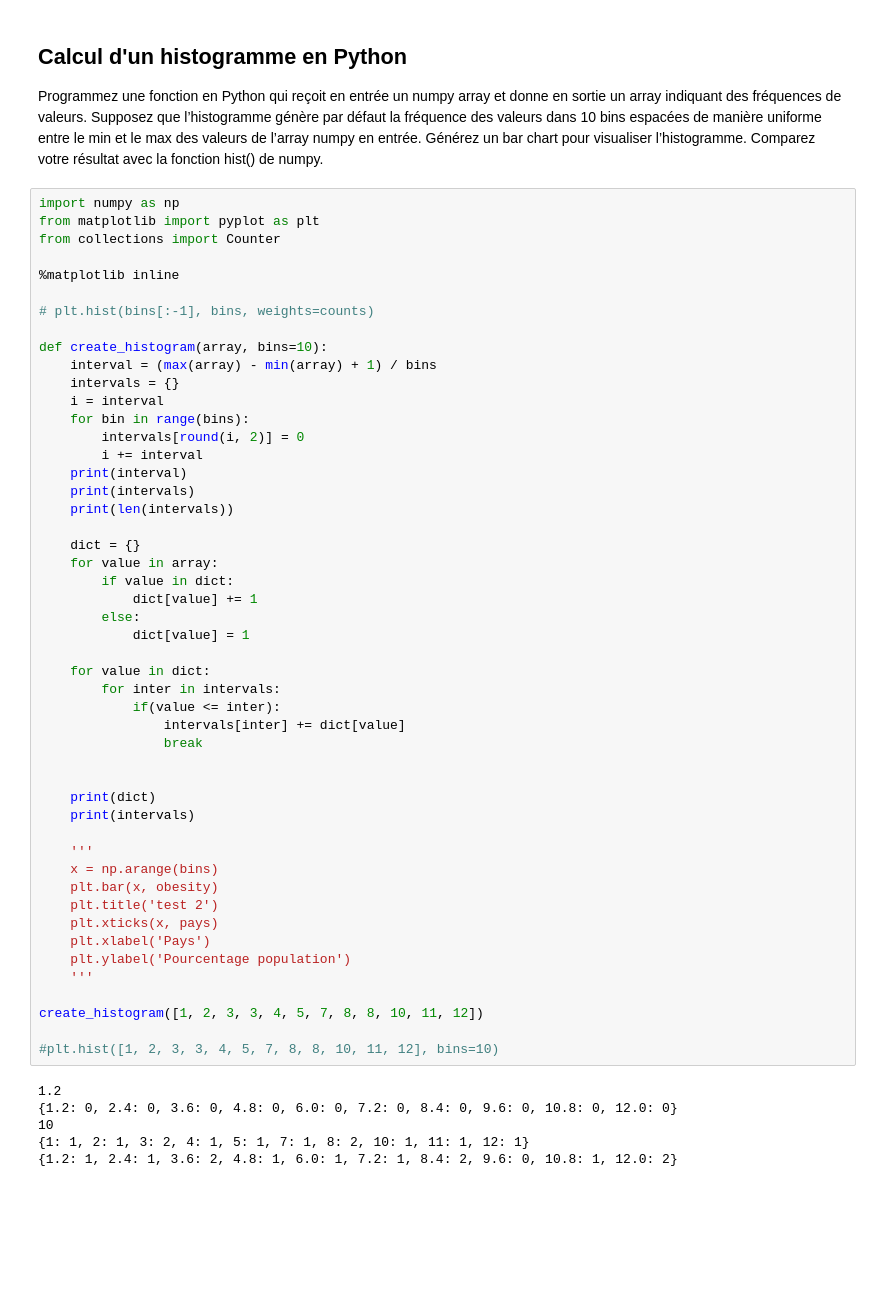
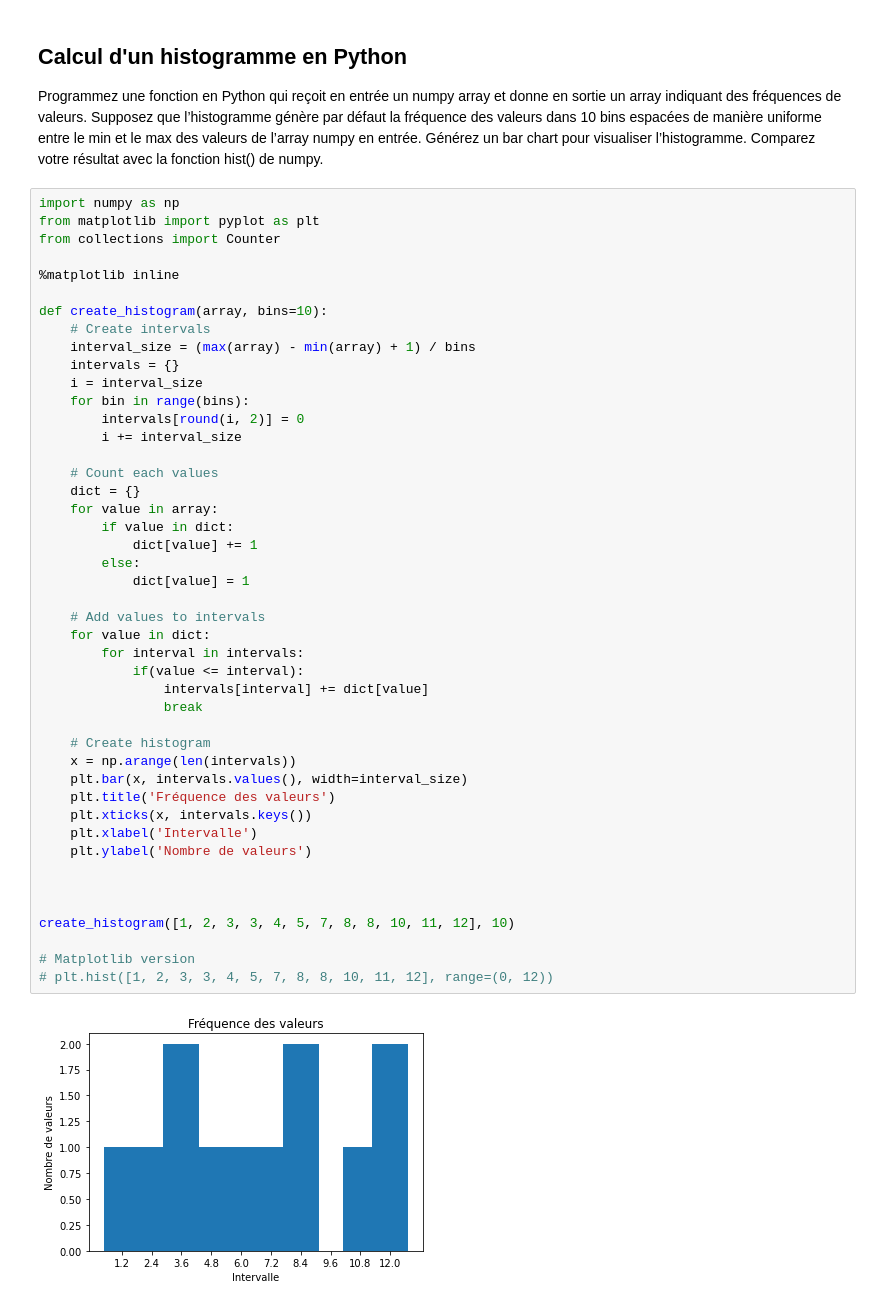
Before and after one commit to heig-vkaelin/isd, a Jupyter notebook: Labo2.ipynb, the cells around one changed output. Drawn from its saved outputs; the diff is of its cells as text; blank space fills up the shorter version.

```diff
--- a/Labo2.ipynb
+++ b/Labo2.ipynb
@@ -325,55 +325,47 @@ pour visualiser l’histogramme. Comparez votre résultat avec la fonction hist(
 # %%
 import numpy as np
 from matplotlib import pyplot as plt
 from collections import Counter
 
 %matplotlib inline
 
-# plt.hist(bins[:-1], bins, weights=counts)
-
 def create_histogram(array, bins=10):
-    interval = (max(array) - min(array) + 1) / bins
+    # Create intervals
+    interval_size = (max(array) - min(array) + 1) / bins
     intervals = {}
-    i = interval
+    i = interval_size
     for bin in range(bins):
         intervals[round(i, 2)] = 0
-        i += interval
-    print(interval)
-    print(intervals)
-    print(len(intervals))
+        i += interval_size
 
+    # Count each values
     dict = {}
     for value in array:
         if value in dict:
             dict[value] += 1
         else:
             dict[value] = 1
 
+    # Add values to intervals
     for value in dict:
-        for inter in intervals:
-            if(value <= inter):
-                intervals[inter] += dict[value]
+        for interval in intervals:
+            if(value <= interval):
+                intervals[interval] += dict[value]
                 break
 
+    # Create histogram
+    x = np.arange(len(intervals))
+    plt.bar(x, intervals.values(), width=interval_size)
+    plt.title('Fréquence des valeurs')
+    plt.xticks(x, intervals.keys())
+    plt.xlabel('Intervalle')
+    plt.ylabel('Nombre de valeurs')
 
-    print(dict)
-    print(intervals)
 
-    '''
-    x = np.arange(bins)
-    plt.bar(x, obesity)
-    plt.title('test 2')
-    plt.xticks(x, pays)
-    plt.xlabel('Pays')
-    plt.ylabel('Pourcentage population')
-    '''
 
-create_histogram([1, 2, 3, 3, 4, 5, 7, 8, 8, 10, 11, 12])
+create_histogram([1, 2, 3, 3, 4, 5, 7, 8, 8, 10, 11, 12], 10)
 
-#plt.hist([1, 2, 3, 3, 4, 5, 7, 8, 8, 10, 11, 12], bins=10)
+# Matplotlib version
+# plt.hist([1, 2, 3, 3, 4, 5, 7, 8, 8, 10, 11, 12], range=(0, 12))
 # %% [output]
-1.2
-{1.2: 0, 2.4: 0, 3.6: 0, 4.8: 0, 6.0: 0, 7.2: 0, 8.4: 0, 9.6: 0, 10.8: 0, 12.0: 0}
-10
-{1: 1, 2: 1, 3: 2, 4: 1, 5: 1, 7: 1, 8: 2, 10: 1, 11: 1, 12: 1}
-{1.2: 1, 2.4: 1, 3.6: 2, 4.8: 1, 6.0: 1, 7.2: 1, 8.4: 2, 9.6: 0, 10.8: 1, 12.0: 2}
+[figure, added]
```
